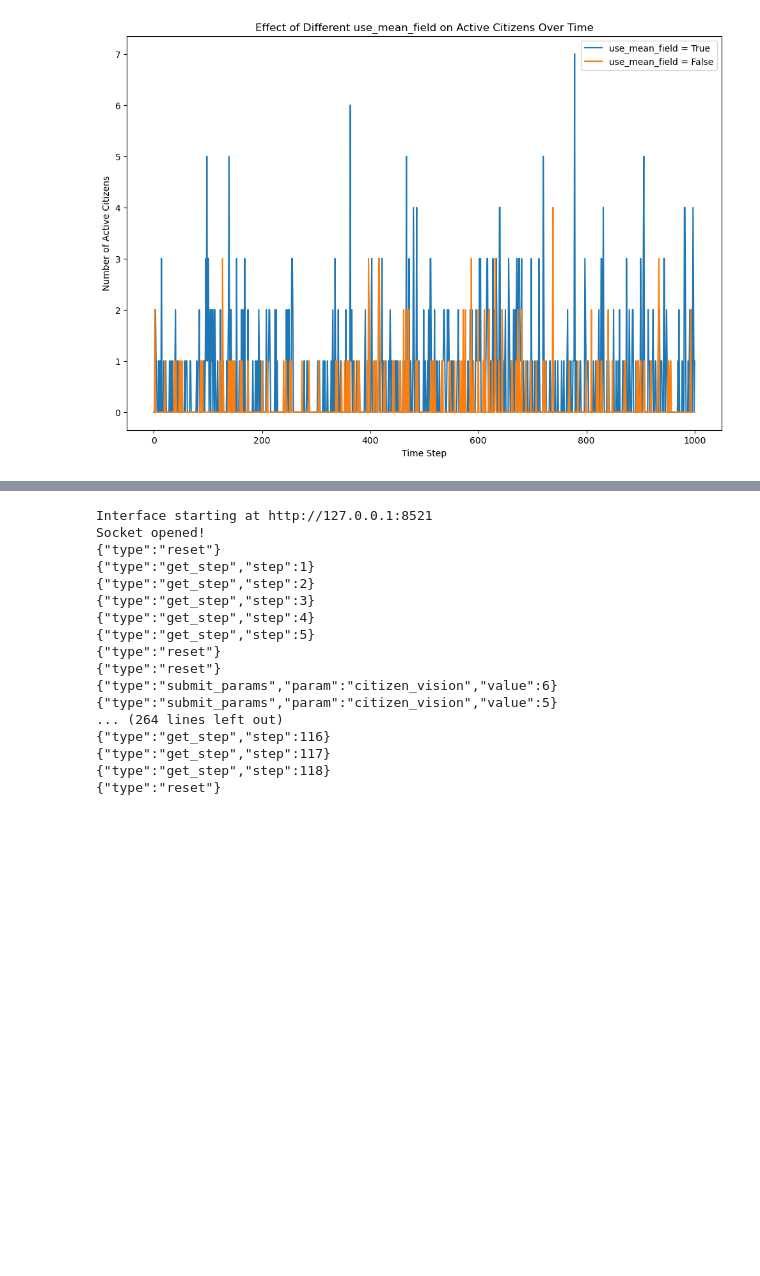
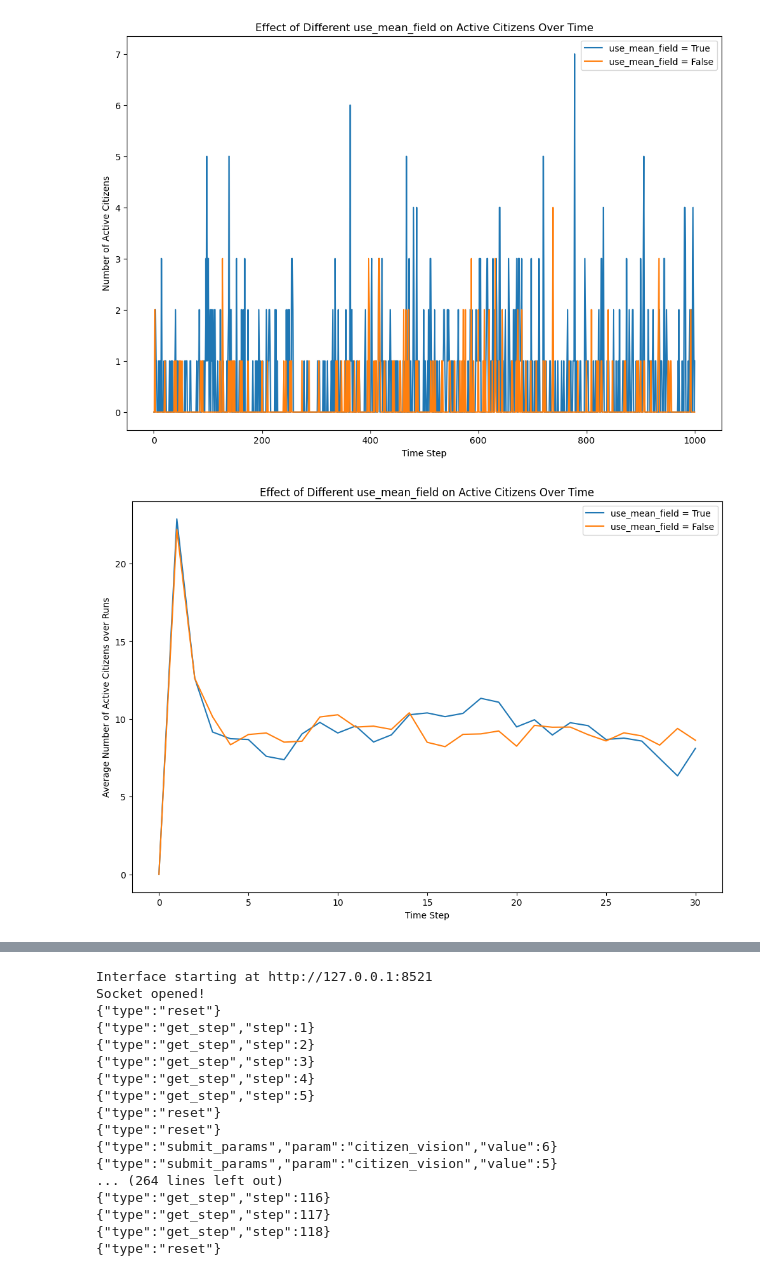
Before and after one commit to yehuihe/epstein_network_civil_violence, a Jupyter notebook: plot(final version).ipynb, the cells around one changed output, grey strips where cells are left out. Saved outputs shown, nothing was run; the diff lists cells and outputs as text; code cells hidden in the pictures; blank space fills up the shorter version.

Commit message:
added multi-run averaging for mean field vs no mean field

```diff
--- a/plot(final version).ipynb
+++ b/plot(final version).ipynb
@@ -243,3 +246,71 @@ plt.legend()
 plt.show()
 # %% [output]
 [figure]
+# %%
+#JULIUS: Average over multiple runs with re-initializing different models for each run and mode
+import numpy as np
+import matplotlib.pyplot as plt
+from tqdm import tqdm
+
+def run_model_with_different_use_mean_field(use_mean_field, num_runs):
+    # Initialize a list to store the results of each run
+    all_runs_active_data = []
+
+    # Wrap the loop with tqdm for progress tracking
+    for _ in tqdm(range(num_runs), desc=f"Runs for use_mean_field={use_mean_field}"):
+        # Create the model instance with the specified use_mean_field
+        model = EpsteinNetworkCivilViolence(
+            width=40,
+            height=40,
+            citizen_density=0.7,
+            cop_density=0.04,
+            citizen_vision=5,
+            cop_vision=5,
+            legitimacy=0.77,
+            max_jail_term=15,
+            active_threshold=0.1,
+            arrest_prob_constant=2.3,
+            movement=True,
+            max_iters=1000,
+            alpha=0,
+            jail_factor=1,
+            legitimacy_impact=0.01,
+            legitimacy_width=0.1,
+            use_mean_field=use_mean_field
+        )
+
+        # Run the model for the specified number of steps
+        for _ in range(30):
+            model.step()
+
+        # Collect the data from the model
+        data = model.datacollector.get_model_vars_dataframe()
+        all_runs_active_data.append(data['Active'])
+
+    # Convert the list of results to a NumPy array for easier averaging
+    all_runs_active_data = np.array(all_runs_active_data)
+
+    # Calculate the average across all runs for each time step
+    average_active_data = np.mean(all_runs_active_data, axis=0)
+
+    return average_active_data
+
+# Define the different use_mean_field conditions to test
+use_mean_field_conditions = [True, False]
+results = {}
+
+# Wrap the main loop with tqdm for overall progress tracking
+for use_mean_field in tqdm(use_mean_field_conditions, desc="Overall Progress"):
+    results[use_mean_field] = run_model_with_different_use_mean_field(use_mean_field, num_runs=100)
+
+# Plot the average number of active citizens over time for each use_mean_field condition
+plt.figure(figsize=(12, 8))
+for use_mean_field, average_active_data in results.items():
+    plt.plot(average_active_data, label=f'use_mean_field = {use_mean_field}')
+plt.xlabel('Time Step')
+plt.ylabel('Average Number of Active Citizens over Runs')
+plt.title('Effect of Different use_mean_field on Active Citizens Over Time')
+plt.legend()
+plt.show()
+# %% [output]
+[figure, added]
```
Also changed, not shown: parts of 4 cells of this notebook.
